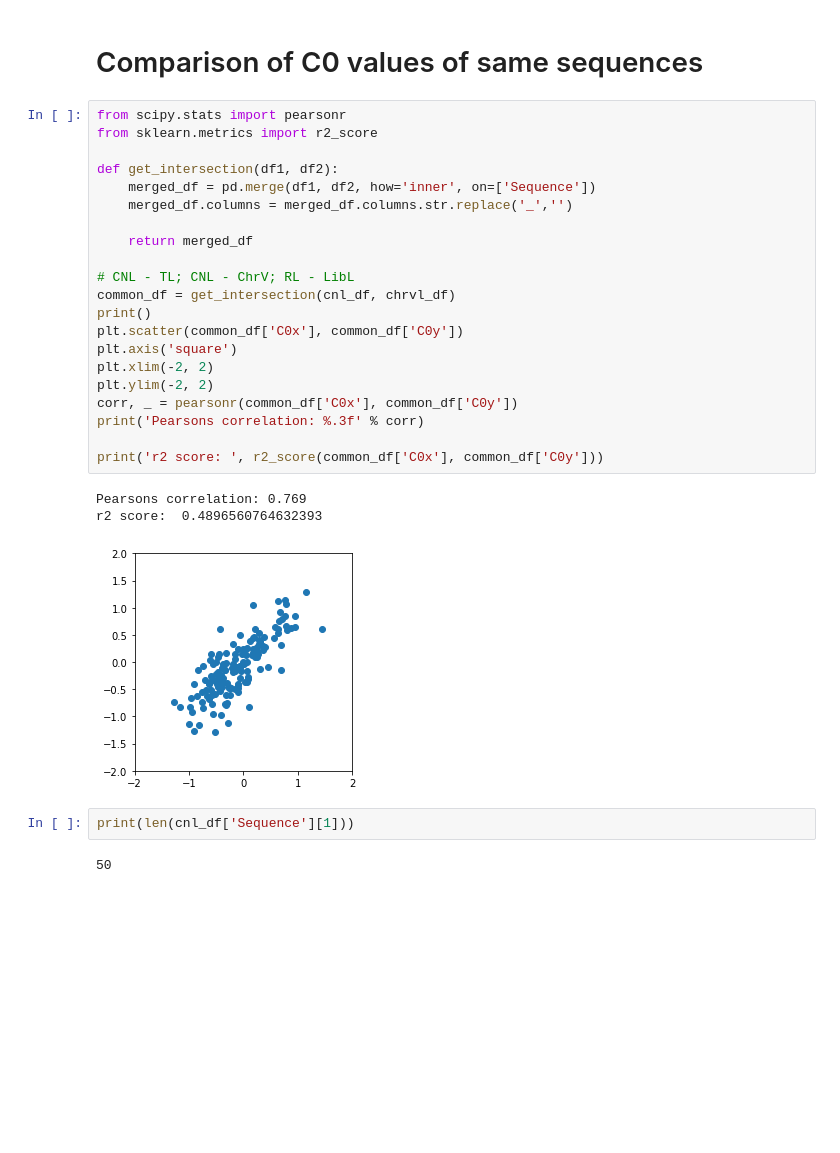
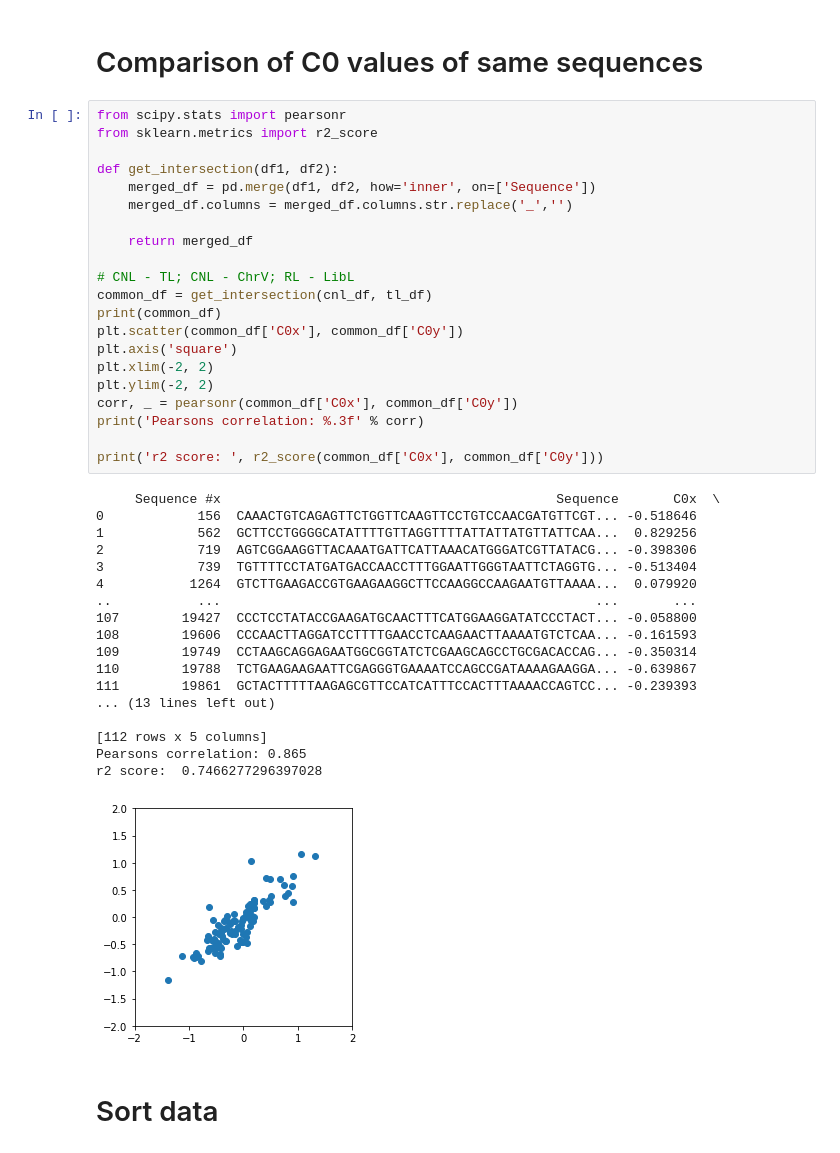
Before and after one commit to sadmankiba/bendability, a Jupyter notebook: analysis.ipynb, the cells around one changed output. Cells and saved outputs as stored; diff of their text form; blank space fills up the shorter version.

```diff
--- a/analysis.ipynb
+++ b/analysis.ipynb
@@ -102,29 +102,42 @@ array([[<AxesSubplot:title={'center':'C0'}>]], dtype=object)
 # %%
 from scipy.stats import pearsonr
 from sklearn.metrics import r2_score
 
 def get_intersection(df1, df2):
     merged_df = pd.merge(df1, df2, how='inner', on=['Sequence'])
     merged_df.columns = merged_df.columns.str.replace('_','')
 
     return merged_df
 
 # CNL - TL; CNL - ChrV; RL - LibL
-common_df = get_intersection(cnl_df, chrvl_df)
-print()
+common_df = get_intersection(cnl_df, tl_df)
+print(common_df)
 plt.scatter(common_df['C0x'], common_df['C0y'])
 plt.axis('square')
 plt.xlim(-2, 2)
 plt.ylim(-2, 2)
 corr, _ = pearsonr(common_df['C0x'], common_df['C0y'])
 print('Pearsons correlation: %.3f' % corr)
 
 print('r2 score: ', r2_score(common_df['C0x'], common_df['C0y']))
 # %% [output]
-Pearsons correlation: 0.769
-r2 score:  0.4896560764632393
+     Sequence #x                                           Sequence       C0x  \
+0            156  CAAACTGTCAGAGTTCTGGTTCAAGTTCCTGTCCAACGATGTTCGT... -0.518646
+1            562  GCTTCCTGGGGCATATTTTGTTAGGTTTTATTATTATGTTATTCAA...  0.829256
+2            719  AGTCGGAAGGTTACAAATGATTCATTAAACATGGGATCGTTATACG... -0.398306
+3            739  TGTTTTCCTATGATGACCAACCTTTGGAATTGGGTAATTCTAGGTG... -0.513404
+4           1264  GTCTTGAAGACCGTGAAGAAGGCTTCCAAGGCCAAGAATGTTAAAA...  0.079920
+..           ...                                                ...       ...
+107        19427  CCCTCCTATACCGAAGATGCAACTTTCATGGAAGGATATCCCTACT... -0.058800
+108        19606  CCCAACTTAGGATCCTTTTGAACCTCAAGAACTTAAAATGTCTCAA... -0.161593
+109        19749  CCTAAGCAGGAGAATGGCGGTATCTCGAAGCAGCCTGCGACACCAG... -0.350314
+110        19788  TCTGAAGAAGAATTCGAGGGTGAAAATCCAGCCGATAAAAGAAGGA... -0.639867
+111        19861  GCTACTTTTTAAGAGCGTTCCATCATTTCCACTTTAAAACCAGTCC... -0.239393
+... (13 lines left out)
+
+[112 rows x 5 columns]
+Pearsons correlation: 0.865
+r2 score:  0.7466277296397028
-[figure, old version]
+[figure, new version]
-# %%
-print(len(cnl_df['Sequence'][1]))
-# %% [output]
-50
+# %% [markdown]
+# Sort data
```
Also changed, not shown: parts of 1 cell of this notebook.
